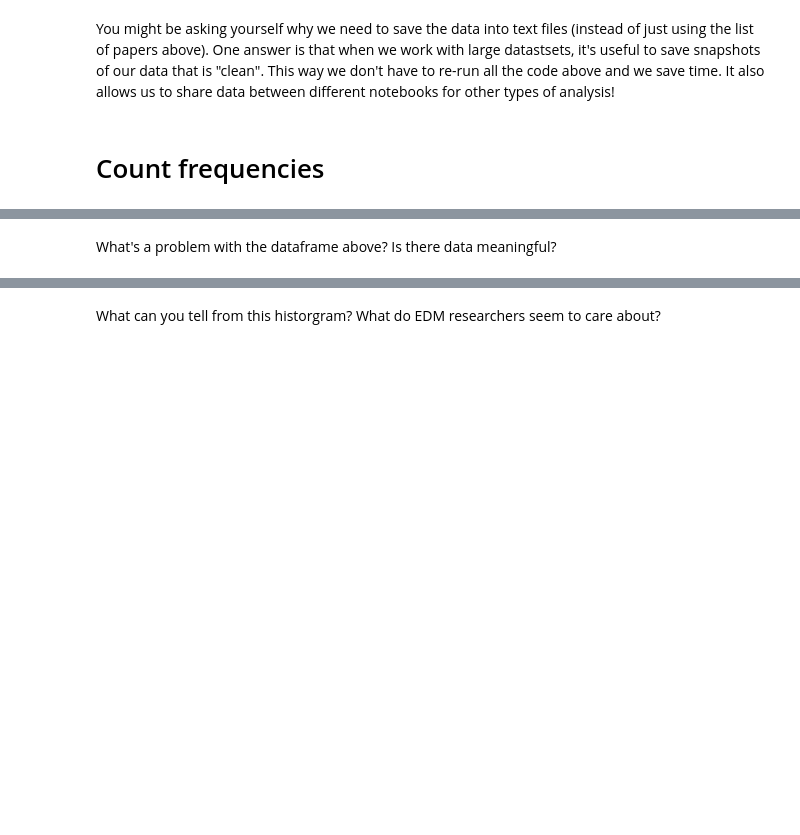
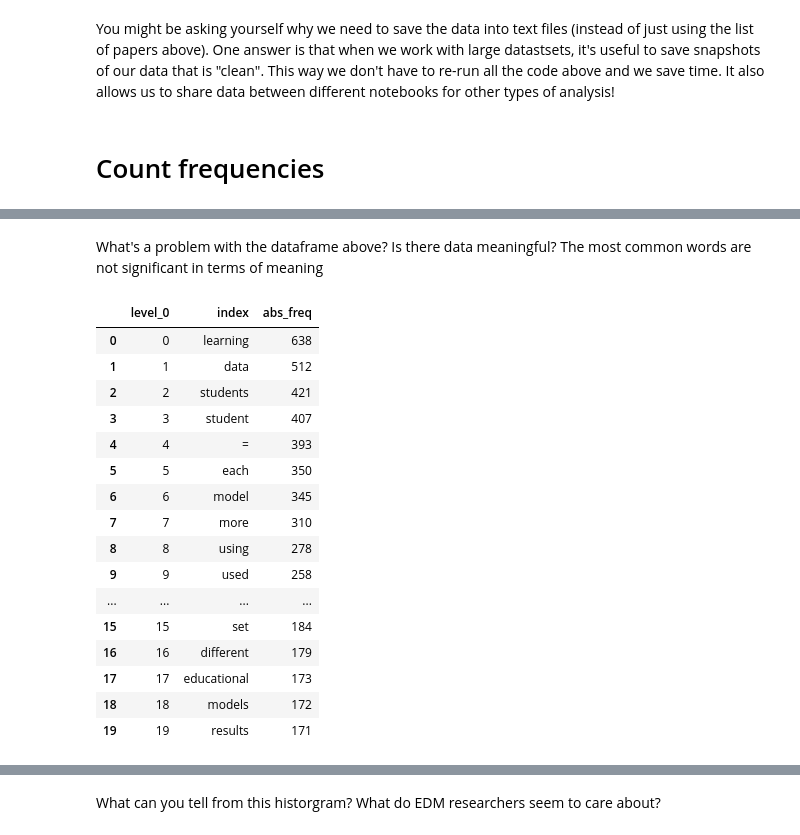
Before and after one commit to hgse-s435/week4-data-cleaning-jzahir, a Jupyter notebook: Github.ipynb, the cells around one changed output, grey strips where cells are left out. Drawn from its saved outputs; the diff is of its cells as text; code cells hidden in the pictures; blank space fills up the shorter version.

```diff
--- a/Github.ipynb
+++ b/Github.ipynb
@@ -131,3 +177,13 @@ You might be asking yourself why we need to save the data into text files (inste
 # %%
 # 12) iterate through each of the text files and read their contents in the variable below:
 text_list = []
+import os
+
+path = r'C:\Users\Jazib Zahir\Documents\GitHub\S435-Week4-CleaningData\week4-data-cleaning-jzahir\Papers'
+
+for filename in os.listdir(path):
+ f = open(os.path.join(path,filename), encoding="utf8")
+ lines = f.read()
+ text_list.append(lines)
+
+print(len(text_list))
@@ -143,5 +245,5 @@ word_freq = defaultdict(int)
 # %% [markdown]
-What's a problem with the dataframe above? Is there data meaningful?
+What's a problem with the dataframe above? Is there data meaningful?  The most common words are not significant in terms of meaning
 # %%
 # 15) We are going to remove the following stop words, so that we see more interesting
 # keywors. Feel free to use the list and hint below to help you:
@@ -160,4 +277,24 @@ STOPWORDS = ['a','able','about','across','after','all','almost','also','am','amo
 # %%
 # 16) print the top 20 words of your new dataframe:
+
+df1.head(20)
+# %% [output]
+|  | level_0 | index | abs_freq |
+| 0 | 0 | learning | 638 |
+| 1 | 1 | data | 512 |
+| 2 | 2 | students | 421 |
+| 3 | 3 | student | 407 |
+| 4 | 4 | = | 393 |
+| 5 | 5 | each | 350 |
+| 6 | 6 | model | 345 |
+| 7 | 7 | more | 310 |
+| 8 | 8 | using | 278 |
+| 9 | 9 | used | 258 |
+| ... | ... | ... | ... |
+| 15 | 15 | set | 184 |
+| 16 | 16 | different | 179 |
+| 17 | 17 | educational | 173 |
+| 18 | 18 | models | 172 |
+| 19 | 19 | results | 171 |
 # %%
 # 17 plot the top 20 results above as a histogram:
```
Also changed, not shown: parts of 11 cells of this notebook, 17 other files.
